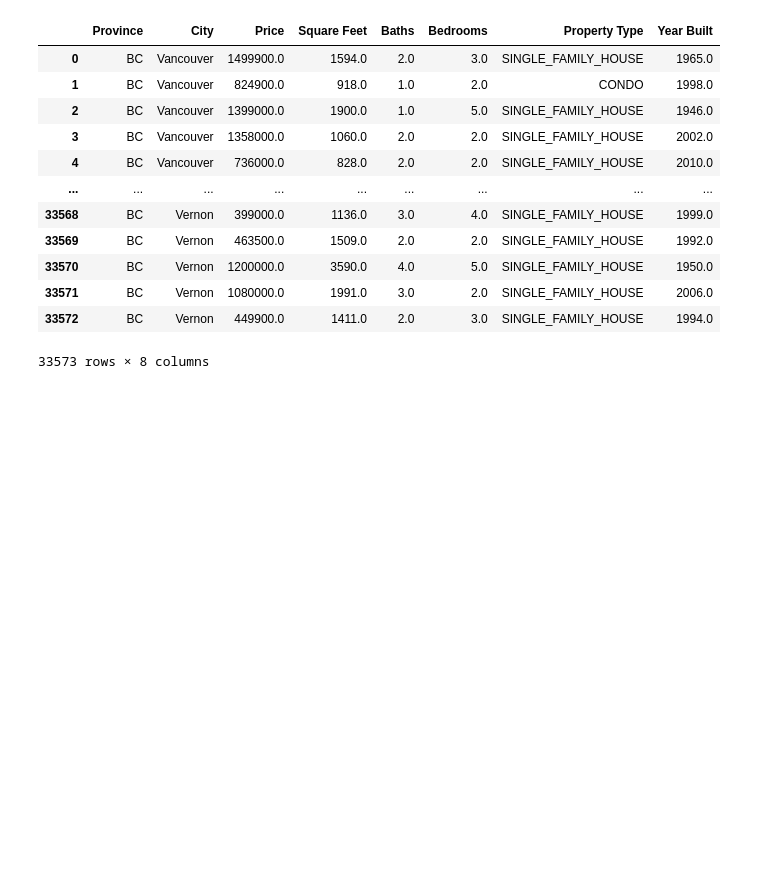
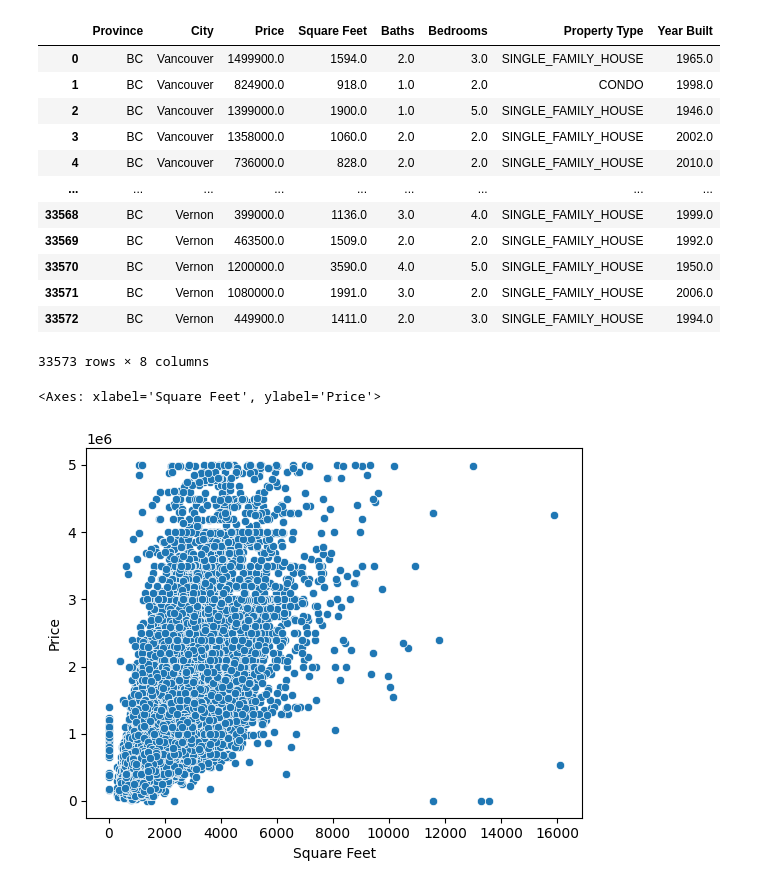
Before and after one commit to ColeFChisamore/Housing-Web-Scraping, a Jupyter notebook: Housing Web Scraping.ipynb, the cells around one changed output. Saved outputs shown, nothing was run; the diff lists cells and outputs as text; code cells hidden in the pictures; blank space fills up the shorter version.

```diff
--- a/Housing Web Scraping.ipynb
+++ b/Housing Web Scraping.ipynb
@@ -187,3 +187,8 @@ df
 # %%
 # Let's save this Dataframe to a csv file for future use
 df.to_csv("housesDF.csv", index=False)
+# %%
+sns.scatterplot(data=df[df['Price'] < 5000000], x='Square Feet', y='Price')
+# %% [output]
+<Axes: xlabel='Square Feet', ylabel='Price'>
+[figure, added]
```
Also changed, not shown: parts of 3 cells of this notebook, 1 other file.
